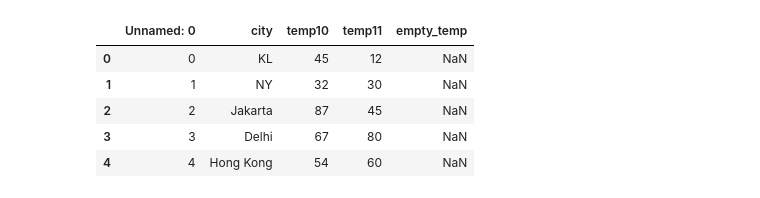
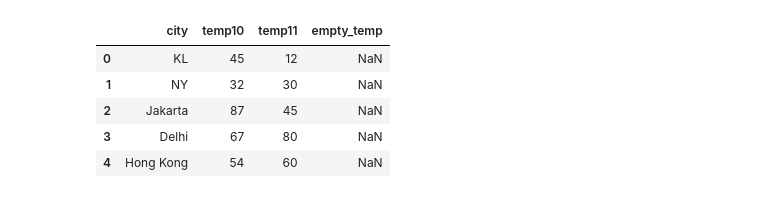
Before and after one commit to noorhzrh/Daily-Practice, a Jupyter notebook: Day 7/delete column.ipynb, the cells around one changed output. Cells and saved outputs as stored; diff of their text form; code cells hidden in the pictures.

```diff
--- a/Day 7/delete column.ipynb
+++ b/Day 7/delete column.ipynb
@@ -5,12 +13,11 @@ df = pd.read_csv("City Rating.csv")
-# %%
-df
-# %% [output]
-|  | Unnamed: 0 | city | temp10 | temp11 | empty_temp |
-| 0 | 0 | KL | 45 | 12 | NaN |
-| 1 | 1 | NY | 32 | 30 | NaN |
-| 2 | 2 | Jakarta | 87 | 45 | NaN |
-| 3 | 3 | Delhi | 67 | 80 | NaN |
-| 4 | 4 | Hong Kong | 54 | 60 | NaN |
 # %%
-df.drop('Unnamed: 0',axis=1) #axis 1 is columns
+df = df.drop('Unnamed: 0',axis=1) #axis 1 is columns, first store in df then print df
+df
+# %% [output]
+|  | city | temp10 | temp11 | empty_temp |
+| 0 | KL | 45 | 12 | NaN |
+| 1 | NY | 32 | 30 | NaN |
+| 2 | Jakarta | 87 | 45 | NaN |
+| 3 | Delhi | 67 | 80 | NaN |
+| 4 | Hong Kong | 54 | 60 | NaN |
 # %%
```
Also changed, not shown: parts of 2 cells of this notebook, 8 other files.
